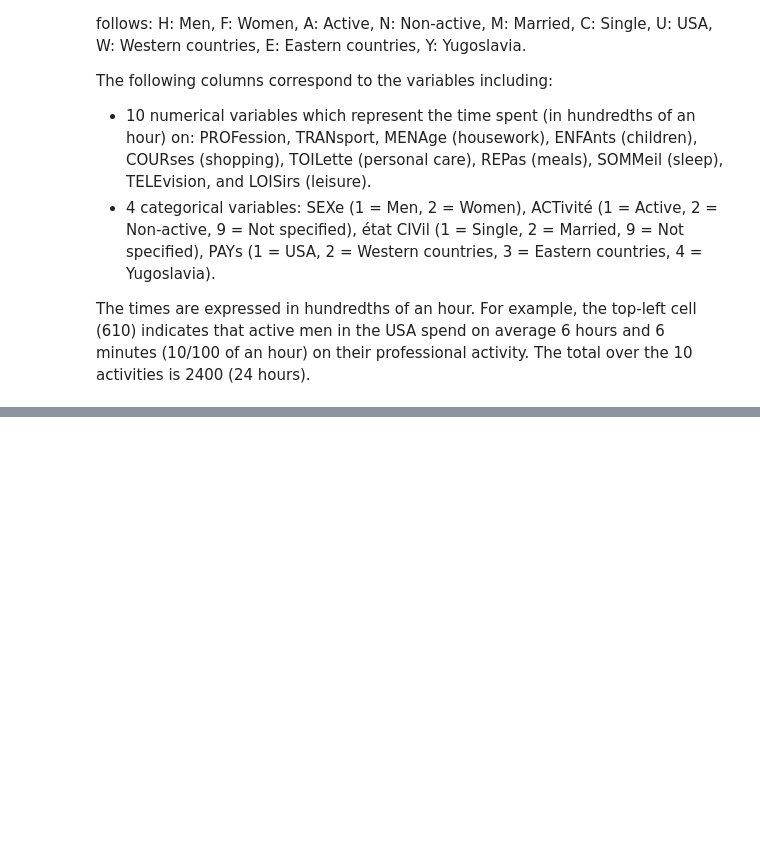
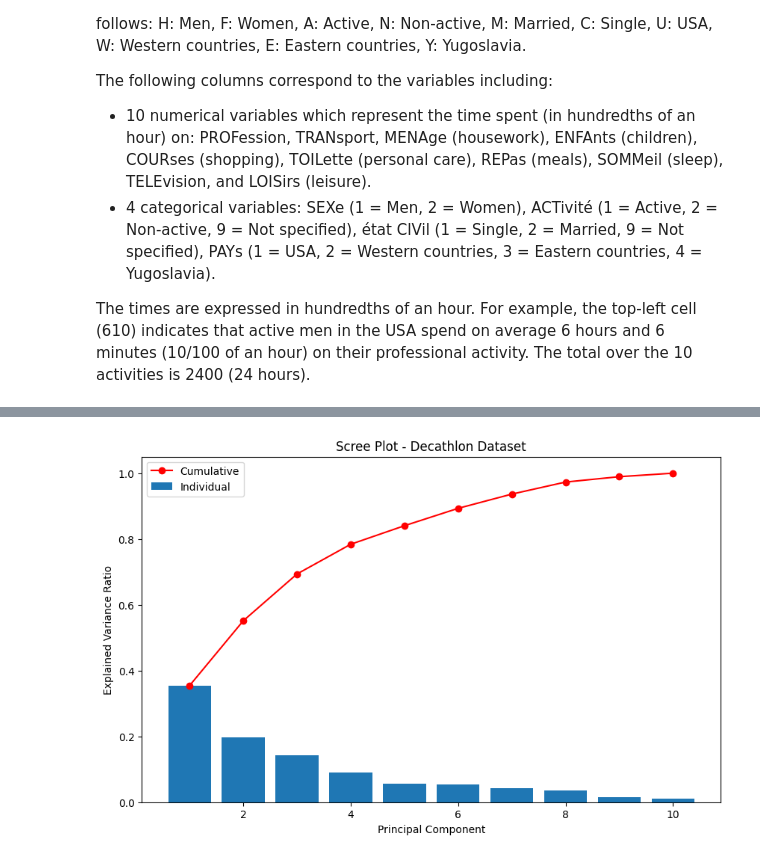
Before and after one commit to jmvilla12/apprentissage-non-supervise, a Jupyter notebook: TP1/TP_PCA_template.ipynb, the cells around one changed output, grey strips where cells are left out. Cells and saved outputs as stored; diff of their text form; code cells hidden in the pictures; blank space fills up the shorter version.

```diff
--- a/TP1/TP_PCA_template.ipynb
+++ b/TP1/TP_PCA_template.ipynb
@@ -202,3 +288,8 @@ ACTivité (1 = Active, 2 = Non-active, 9 = Not specified),
 PAYs (1 = USA, 2 = Western countries, 3 = Eastern countries, 4 = Yugoslavia).
 
 The times are expressed in hundredths of an hour. For example, the top-left cell (610) indicates that active men in the USA spend on average 6 hours and 6 minutes (10/100 of an hour) on their professional activity. The total over the 10 activities is 2400 (24 hours).
+# %%
+# 1. Data Load
+decathlon_data = pd.read_csv('decathlon_JO.txt', sep='\t')
+print("Columnas del archivo:", decathlon_data.columns.tolist())
+decathlon_data.head()
@@ -204,0 +304,13 @@ The times are expressed in hundredths of an hour. For example, the top-left cell
+# %%
+# 2. Split the first column (names of athletes)
+athletes_names = decathlon_data.iloc[:, 0]
+
+# 3. Drop non numerical colums
+decathlon_numeric = decathlon_data.drop(columns=['Names', 'Rank', 'Points', 'Competition'])
+
+# 4. Standarize
+decathlon_scaled = StandardScaler().fit_transform(decathlon_numeric)
+
+# 5. Apply PCA
+pca_decathlon = PCA()
+pca_decathlon.fit_transform(decathlon_scaled)
@@ -204,0 +335,13 @@ The times are expressed in hundredths of an hour. For example, the top-left cell
+# %%
+# 6. Scree plot
+cumulative_var_decathlon = np.cumsum(pca_decathlon.explained_variance_ratio_)
+plt.figure(figsize=(10, 6))
+plt.bar(range(1, len(pca_decathlon.explained_variance_ratio_) + 1), pca_decathlon.explained_variance_ratio_)
+plt.plot(range(1, len(cumulative_var_decathlon) + 1), cumulative_var_decathlon, marker='o', color='red')
+plt.title('Scree Plot - Decathlon Dataset')
+plt.xlabel('Principal Component')
+plt.ylabel('Explained Variance Ratio')
+plt.legend(['Cumulative', 'Individual'])
+plt.show()
+# %% [output]
+[figure, added]
```
Also changed, not shown: parts of 13 cells of this notebook.
